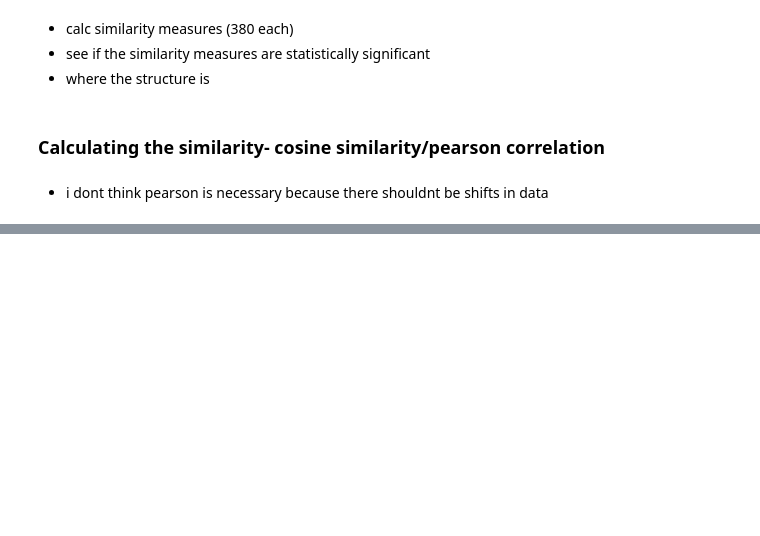
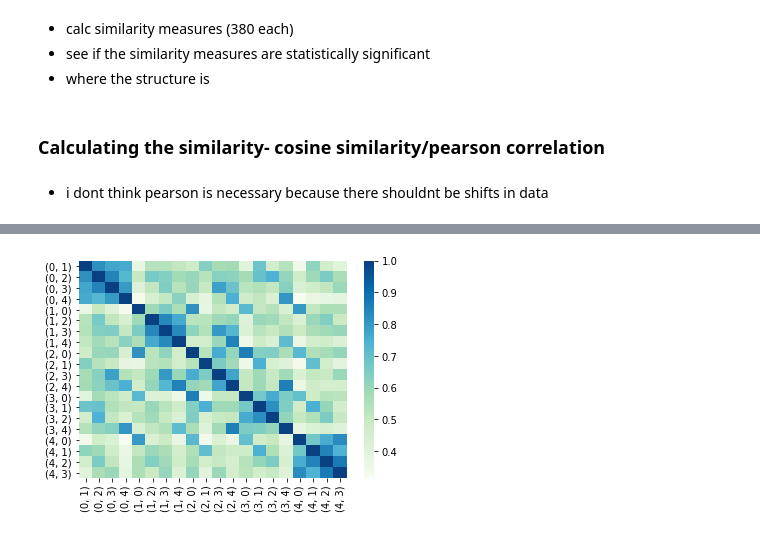
Before and after one commit to riddhi0101/Learning-NeuralNets, a Jupyter notebook: ActivationsRec.ipynb, the cells around one changed output, grey strips where cells are left out. Saved outputs shown, nothing was run; the diff lists cells and outputs as text; code cells hidden in the pictures; blank space fills up the shorter version.

```diff
--- a/ActivationsRec.ipynb
+++ b/ActivationsRec.ipynb
@@ -453,13 +468,13 @@ print(sortedMatrixUnit)
 # %%
+sortedKeys1 = sorted(avgDict1)
+#print(sortedKeys1)
 sortbypair = [(0,1), (1,0), (0, 2), (2, 0), (0, 3), (3, 0), (0, 4), (4, 0), (1, 2), (2, 1), (1, 3), (3, 1),
               (1, 4), (4, 1), (2, 3), (3, 2), (2, 4), (4, 2), (3, 4), (4, 3)]
 print(len(sortbypair))
-sortedPairMatrix = np.empty([20,64])
-sortedPairMatrixUnit = np.empty([20,64])
-for i in range(20):
-    key = sortbypair[i]
-    sortedPairMatrix[i] = avgDict[key]
-    sortedPairMatrixUnit[i] =  avgDict[key]/np.linalg.norm(avgDict[key])
-print(sortedPairMatrix)
+lessGreater = [(0,1), (0, 2), (0, 3), (0, 4), (1, 2), (1, 3), (1, 4), (2, 3), (2, 4), (3, 4), (1,0), (2, 0), (3, 0),
+               (4, 0), (2, 1), (3, 1), (4, 1), (3, 2), (4, 2), (4, 3)]
+print(len(lessGreater))
+sortl = [sortedKeys1,sortbypair, lessGreater]
+#print(sortl[2])
 # %% [output]
 20
@@ -555,0 +515,8 @@ hm = sns.heatmap(sim, xticklabels=lessGreater, yticklabels=lessGreater, cmap="Gn
+# %%
+# activations of layer 1
+s1Activ1 = sortbykey(sortedKeys1, avgDict1)
+s1Activ1 = mkUnitbyRow(s1Activ1)
+simActiv1= np.matmul(s1Activ1,np.transpose(s1Activ1))
+hm = sns.heatmap(simActiv1, xticklabels=sortedKeys1, yticklabels=sortedKeys1, cmap="GnBu")
+# %% [output]
+[figure, added]
```
Also changed, not shown: parts of 21 cells of this notebook.
